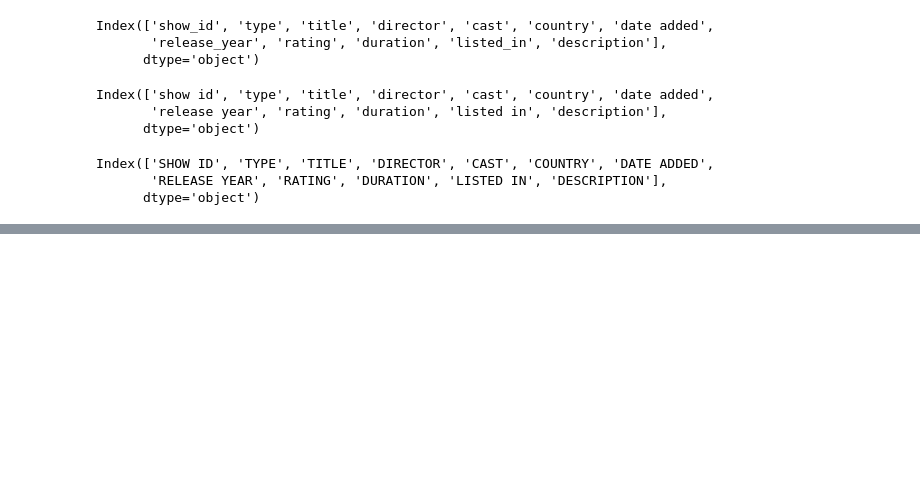
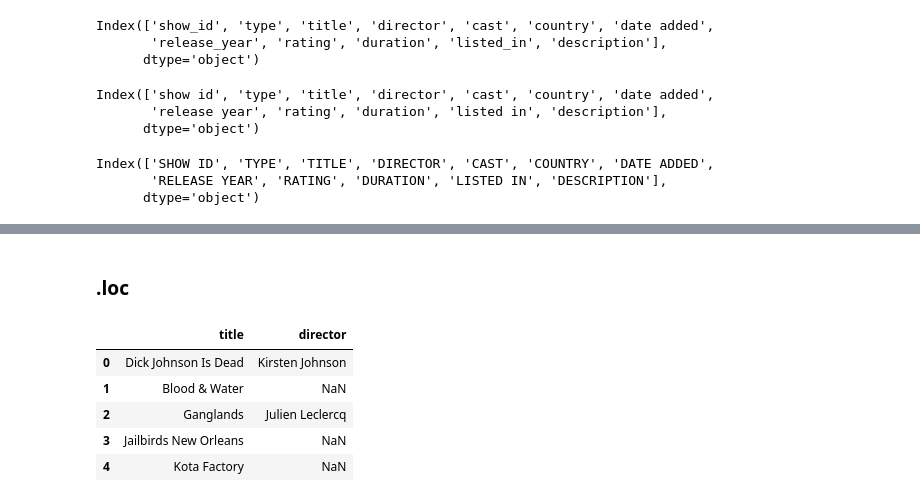
Before and after one commit to MariaRosi/Pandas, a Jupyter notebook: Netflix Data Analysis/pandas_examples.ipynb, the cells around one changed output, grey strips where cells are left out. Saved outputs shown, nothing was run; the diff lists cells and outputs as text; code cells hidden in the pictures; blank space fills up the shorter version.

```diff
--- a/Netflix Data Analysis/pandas_examples.ipynb
+++ b/Netflix Data Analysis/pandas_examples.ipynb
@@ -112,0 +179,12 @@ Index(['SHOW ID', 'TYPE', 'TITLE', 'DIRECTOR', 'CAST', 'COUNTRY', 'DATE ADDED',
+# %% [markdown]
+### .loc
+# %%
+# can mention the columns to be displayed
+df.loc[:, ['title', 'director']].head()
+# %% [output]
+|  | title | director |
+| 0 | Dick Johnson Is Dead | Kirsten Johnson |
+| 1 | Blood & Water | NaN |
+| 2 | Ganglands | Julien Leclercq |
+| 3 | Jailbirds New Orleans | NaN |
+| 4 | Kota Factory | NaN |
```
Also changed, not shown: parts of 12 cells of this notebook.
